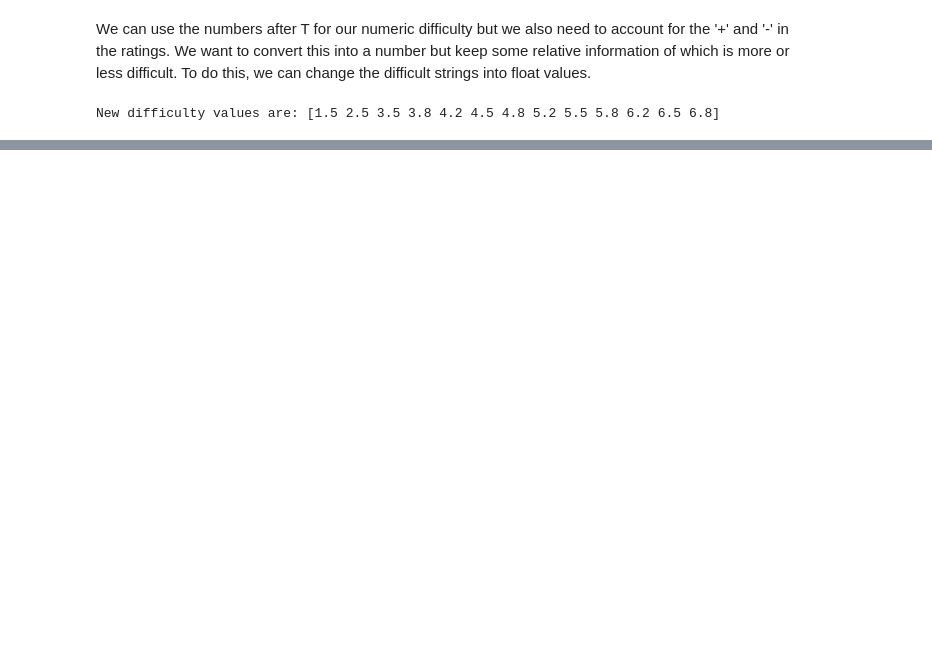
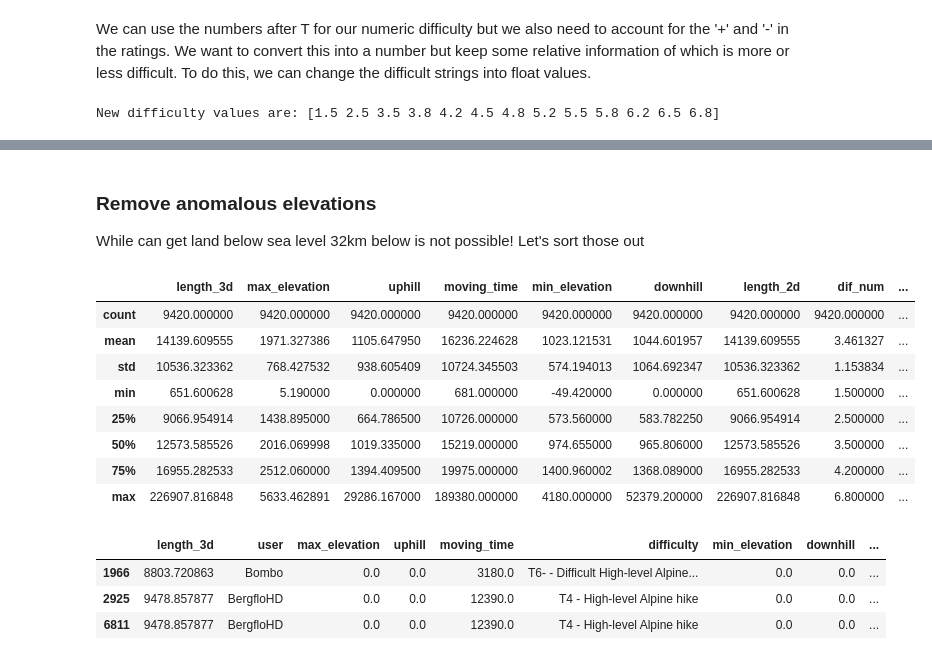
Before and after one commit to EmmaKLofthouse/hiking-trails, a Jupyter notebook: predict_time.ipynb, the cells around one changed output, grey strips where cells are left out. Saved outputs shown, nothing was run; the diff lists cells and outputs as text; code cells hidden in the pictures; blank space fills up the shorter version.

```diff
--- a/predict_time.ipynb
+++ b/predict_time.ipynb
@@ -131,0 +243,2 @@ There are some suspicious values here. For example, a length of 0 metres or nega
+# %%
+df = df[df["moving_time"]>600]
@@ -131,0 +247,3 @@ There are some suspicious values here. For example, a length of 0 metres or nega
+# %%
+m_per_second =  df["length_3d"]/df["moving_time"]
+df["avg_speed_kmh"] = m_per_second*3600/1000 #km/h
@@ -131,0 +272,27 @@ There are some suspicious values here. For example, a length of 0 metres or nega
+# %%
+df = df[df["avg_speed_kmh"] < 10]
+# %% [markdown]
+### Remove anomalous elevations
+While can get land below sea level 32km below is not possible! Let's sort those out
+# %%
+df = df[df["min_elevation"] >-50]
+df = df[df["max_elevation"] >0]
+# %%
+df.describe()
+# %% [output]
+|  | length_3d | max_elevation | uphill | moving_time | min_elevation | downhill | length_2d | dif_num | ... |
+| count | 9420.000000 | 9420.000000 | 9420.000000 | 9420.000000 | 9420.000000 | 9420.000000 | 9420.000000 | 9420.000000 | ... |
+| mean | 14139.609555 | 1971.327386 | 1105.647950 | 16236.224628 | 1023.121531 | 1044.601957 | 14139.609555 | 3.461327 | ... |
+| std | 10536.323362 | 768.427532 | 938.605409 | 10724.345503 | 574.194013 | 1064.692347 | 10536.323362 | 1.153834 | ... |
+| min | 651.600628 | 5.190000 | 0.000000 | 681.000000 | -49.420000 | 0.000000 | 651.600628 | 1.500000 | ... |
+| 25% | 9066.954914 | 1438.895000 | 664.786500 | 10726.000000 | 573.560000 | 583.782250 | 9066.954914 | 2.500000 | ... |
+| 50% | 12573.585526 | 2016.069998 | 1019.335000 | 15219.000000 | 974.655000 | 965.806000 | 12573.585526 | 3.500000 | ... |
+| 75% | 16955.282533 | 2512.060000 | 1394.409500 | 19975.000000 | 1400.960002 | 1368.089000 | 16955.282533 | 4.200000 | ... |
+| max | 226907.816848 | 5633.462891 | 29286.167000 | 189380.000000 | 4180.000000 | 52379.200000 | 226907.816848 | 6.800000 | ... |
+# %%
+df[df["max_elevation"] <=0]
+# %% [output]
+|  | length_3d | user | max_elevation | uphill | moving_time | difficulty | min_elevation | downhill | ... |
+| 1966 | 8803.720863 | Bombo | 0.0 | 0.0 | 3180.0 | T6- - Difficult High-level Alpine... | 0.0 | 0.0 | ... |
+| 2925 | 9478.857877 | BergfloHD | 0.0 | 0.0 | 12390.0 | T4 - High-level Alpine hike | 0.0 | 0.0 | ... |
+| 6811 | 9478.857877 | BergfloHD | 0.0 | 0.0 | 12390.0 | T4 - High-level Alpine hike | 0.0 | 0.0 | ... |
```
Also changed, not shown: parts of 26 cells of this notebook.
